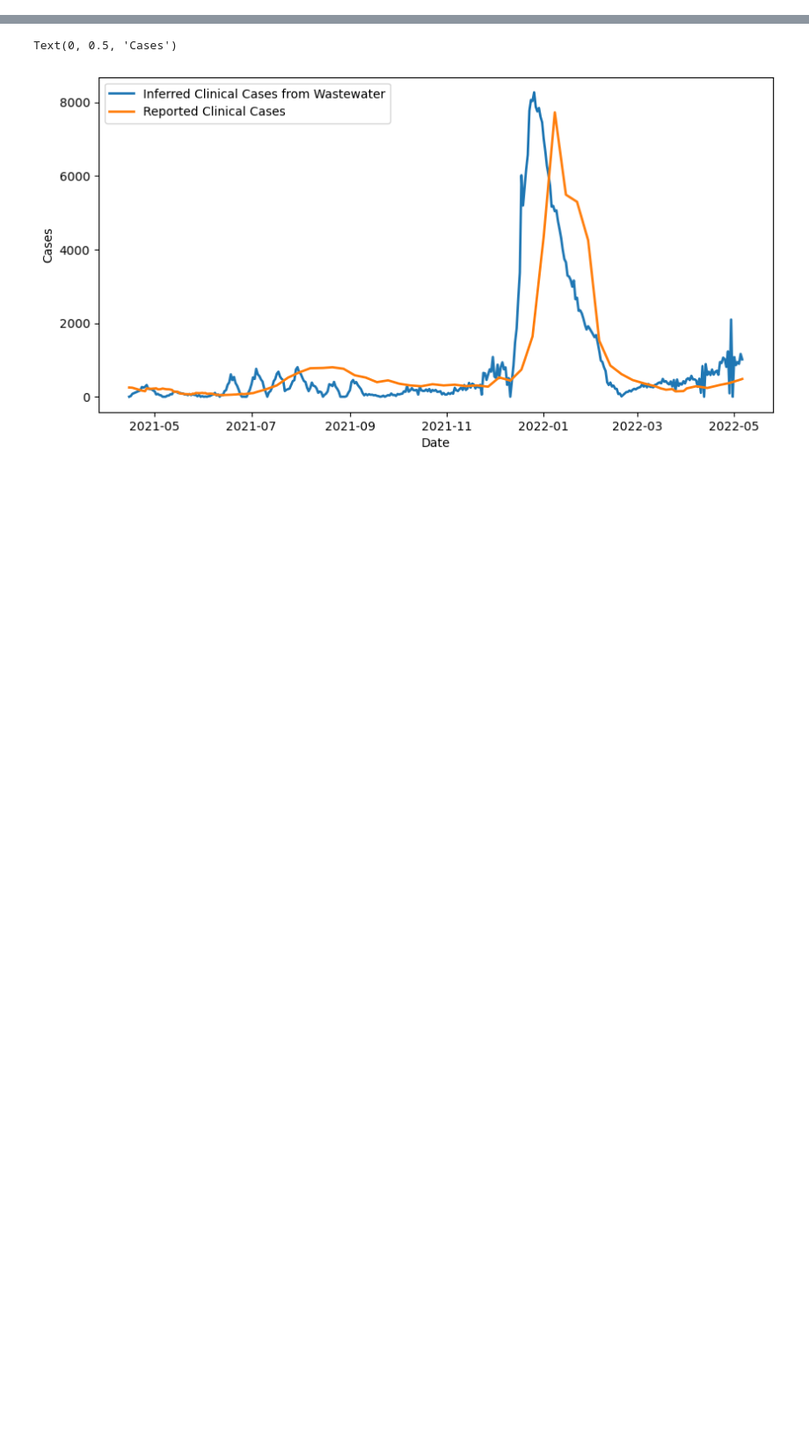
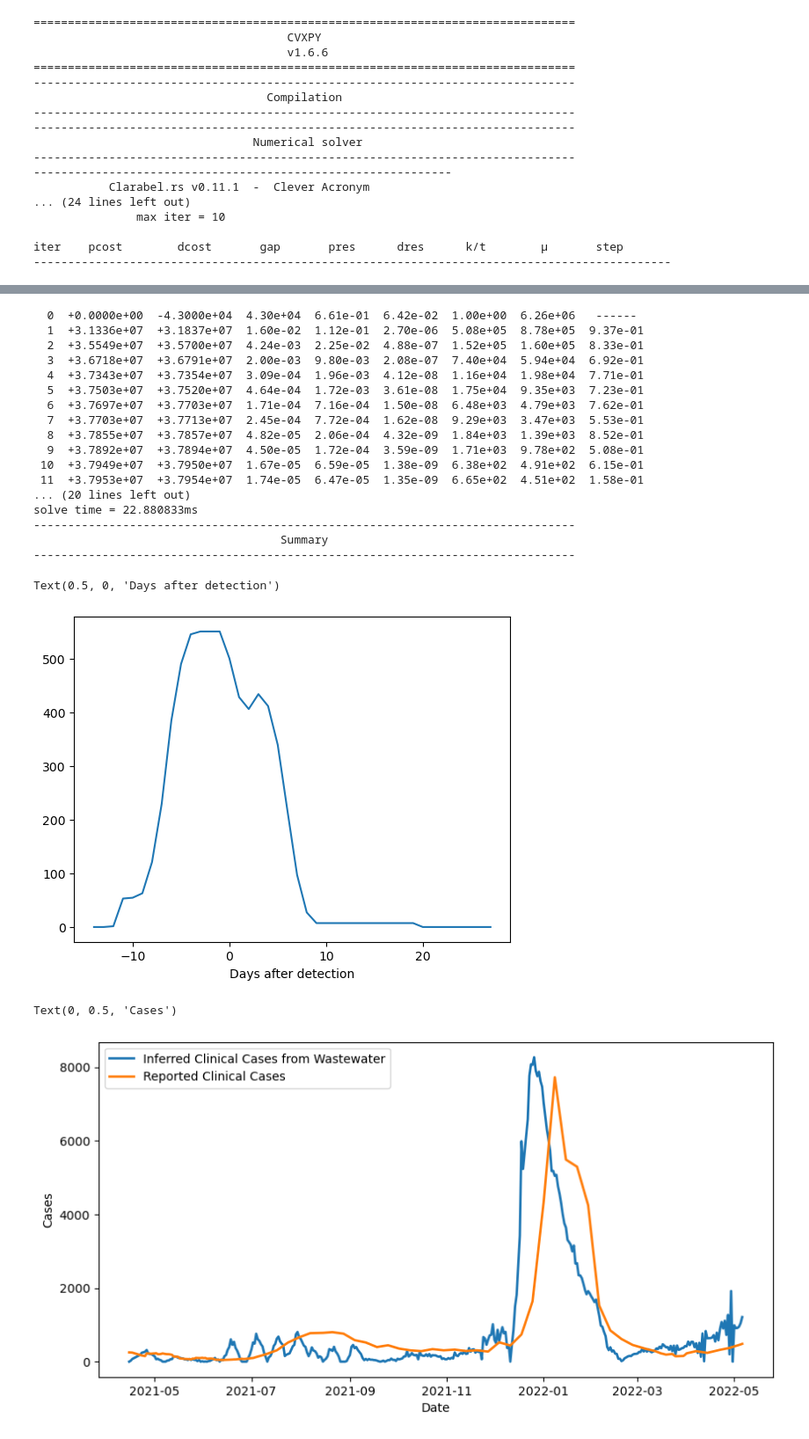
Before and after one commit to elizabethmurphy24/Wastewater-Surveillence, a Jupyter notebook: Re.ipynb, the cells around one changed output, grey strips where cells are left out. Shown at 88% size. Saved outputs shown, nothing was run; the diff lists cells and outputs as text; code cells hidden in the pictures; blank space fills up the shorter version.

```diff
--- a/Re.ipynb
+++ b/Re.ipynb
@@ -96,0 +97,21 @@ Text(0.5, 0, 'Days before detection')
+# %%
+# frequentist approach
+N = 42
+F = 14
+# first, let's learn the shedding kernel
+X = np.array([cdf['cases'].values[(j-F):(j+N-F)] for j in range(F,(cdf.shape[0]-N+F))])#/cdf['Mean viral gene copies/L'].mean()
+Y = np.array(cdf['Mean viral gene copies/L'].values[F:(len(cdf['Mean viral gene copies/L'])-N+F)])#/cdf['Mean viral gene copies/L'].mean()
+
+import cvxpy as cp
+# least squares problem
+x = cp.Variable(N)
+cost = cp.norm(X @ x - Y,2)
+## add some constraints on the shape of the curve.
+constraints = [x >= 0, x[0]==0,cp.diff(x[0:F])>=0., cp.abs(cp.diff(x)) <= 1000,cp.abs(cp.diff(x,2)) <= 50,cp.diff(x[N-20:N])<=0.]
+prob = cp.Problem(cp.Minimize(cost),constraints)
+prob.solve(verbose=True,solver=cp.CLARABEL)
+lags = np.arange(N) - F
+fig,ax = plt.subplots()
+ax.plot(lags,x.value)
+ax.set_xlabel("Days after detection")
+# %% [output]
@@ -96,0 +131,17 @@ Text(0.5, 0, 'Days before detection')
+===============================================================================
+                                     CVXPY
+                                     v1.6.6
+===============================================================================
+-------------------------------------------------------------------------------
+                                  Compilation
+-------------------------------------------------------------------------------
+-------------------------------------------------------------------------------
+                                Numerical solver
+-------------------------------------------------------------------------------
+-------------------------------------------------------------
+           Clarabel.rs v0.11.1  -  Clever Acronym
+... (24 lines left out)
+               max iter = 10
+
+iter    pcost        dcost       gap       pres      dres      k/t        μ       step
+---------------------------------------------------------------------------------------------
@@ -97,3 +152,22 @@ Text(0.5, 0, 'Days before detection')
+  0  +0.0000e+00  -4.3000e+04  4.30e+04  6.61e-01  6.42e-02  1.00e+00  6.26e+06   ------
+  1  +3.1336e+07  +3.1837e+07  1.60e-02  1.12e-01  2.70e-06  5.08e+05  8.78e+05  9.37e-01
+  2  +3.5549e+07  +3.5700e+07  4.24e-03  2.25e-02  4.88e-07  1.52e+05  1.60e+05  8.33e-01
+  3  +3.6718e+07  +3.6791e+07  2.00e-03  9.80e-03  2.08e-07  7.40e+04  5.94e+04  6.92e-01
+  4  +3.7343e+07  +3.7354e+07  3.09e-04  1.96e-03  4.12e-08  1.16e+04  1.98e+04  7.71e-01
+  5  +3.7503e+07  +3.7520e+07  4.64e-04  1.72e-03  3.61e-08  1.75e+04  9.35e+03  7.23e-01
+  6  +3.7697e+07  +3.7703e+07  1.71e-04  7.16e-04  1.50e-08  6.48e+03  4.79e+03  7.62e-01
+  7  +3.7703e+07  +3.7713e+07  2.45e-04  7.72e-04  1.62e-08  9.29e+03  3.47e+03  5.53e-01
+  8  +3.7855e+07  +3.7857e+07  4.82e-05  2.06e-04  4.32e-09  1.84e+03  1.39e+03  8.52e-01
+  9  +3.7892e+07  +3.7894e+07  4.50e-05  1.72e-04  3.59e-09  1.71e+03  9.78e+02  5.08e-01
+ 10  +3.7949e+07  +3.7950e+07  1.67e-05  6.59e-05  1.38e-09  6.38e+02  4.91e+02  6.15e-01
+ 11  +3.7953e+07  +3.7954e+07  1.74e-05  6.47e-05  1.35e-09  6.65e+02  4.51e+02  1.58e-01
+... (20 lines left out)
+solve time = 22.880833ms
+-------------------------------------------------------------------------------
+                                    Summary
+-------------------------------------------------------------------------------
+Text(0.5, 0, 'Days after detection')
+[figure, added]
 # %%
 from numpy.fft import fft, ifft
 
```
Also changed, not shown: parts of 10 cells of this notebook.
